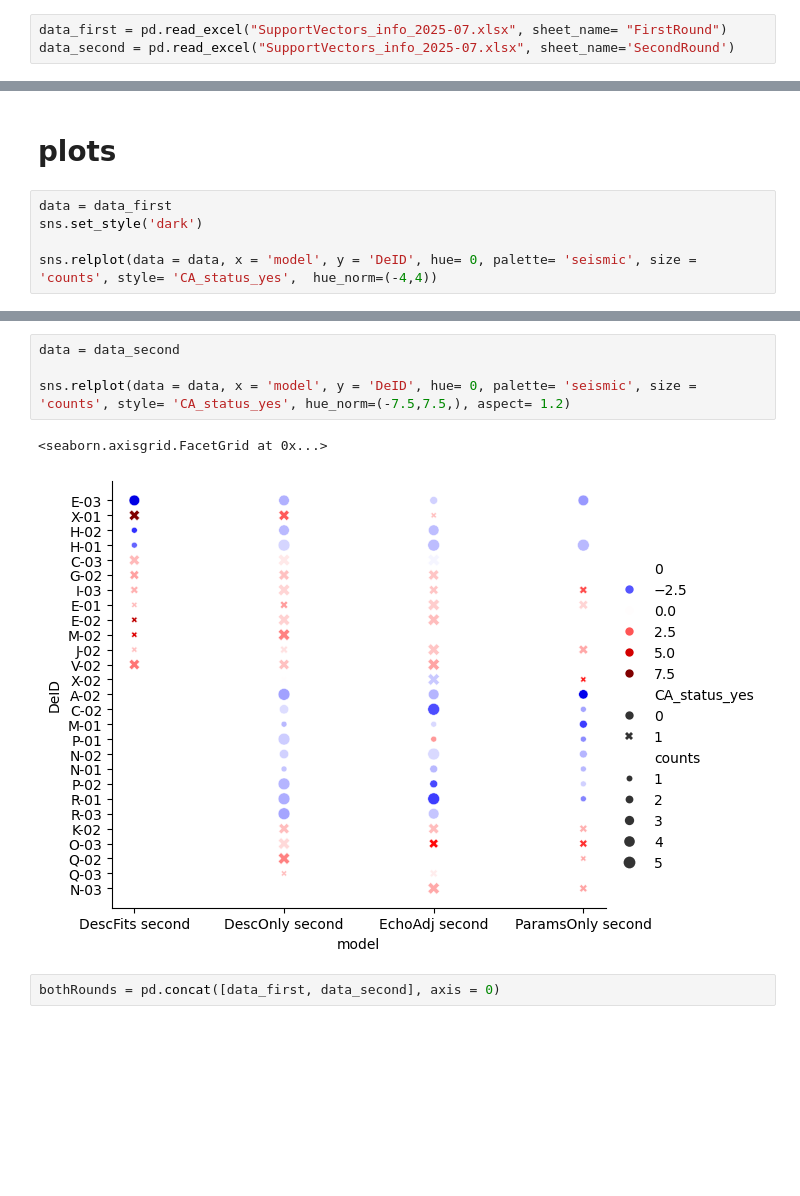
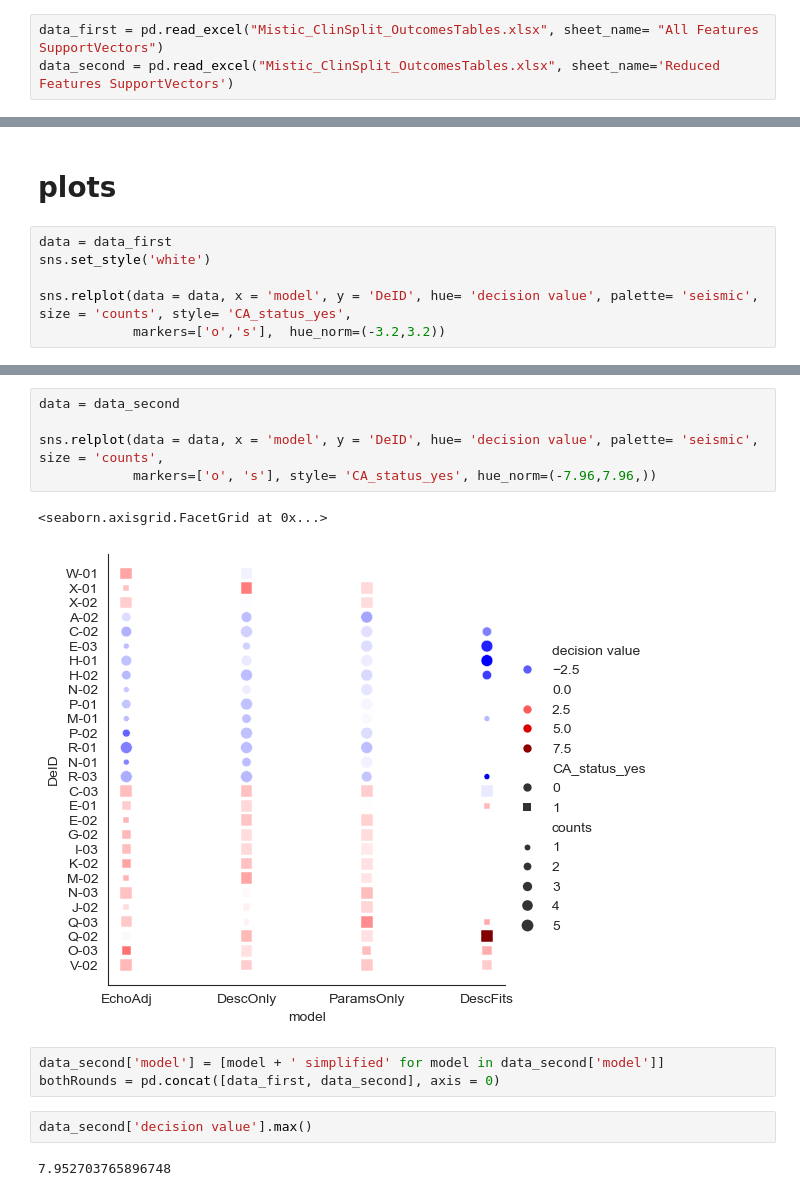
Before and after one commit to BisonCremer/cardiac-amyloidosis, a Jupyter notebook: 040_Mistic_2025/processing_data/SupportVectorVisuals_2025-07.ipynb, the cells around one changed output, grey strips where cells are left out. Cells and saved outputs as stored; diff of their text form; blank space fills up the shorter version.

Commit message:
CodeOcean Plots
Plots of the support vectors and selected features from the CodeOcean models.

```diff
--- a/040_Mistic_2025/processing_data/SupportVectorVisuals_2025-07.ipynb
+++ b/040_Mistic_2025/processing_data/SupportVectorVisuals_2025-07.ipynb
@@ -49,8 +32,8 @@ os.chdir(outputDir)
 # %% [markdown]
 # importing files
 # %%
-data_first = pd.read_excel("SupportVectors_info_2025-07.xlsx", sheet_name= "FirstRound")
-data_second = pd.read_excel("SupportVectors_info_2025-07.xlsx", sheet_name='SecondRound')
+data_first = pd.read_excel("Mistic_ClinSplit_OutcomesTables.xlsx", sheet_name= "All Features SupportVectors")
+data_second = pd.read_excel("Mistic_ClinSplit_OutcomesTables.xlsx", sheet_name='Reduced Features SupportVectors')
 # %%
 data_first
 # %% [output]
@@ -71,8 +54,9 @@ data_first
 # plots
 # %%
 data = data_first
-sns.set_style('dark')
+sns.set_style('white')
 
-sns.relplot(data = data, x = 'model', y = 'DeID', hue= 0, palette= 'seismic', size = 'counts', style= 'CA_status_yes',  hue_norm=(-4,4))
+sns.relplot(data = data, x = 'model', y = 'DeID', hue= 'decision value', palette= 'seismic', size = 'counts', style= 'CA_status_yes',
+            markers=['o','s'],  hue_norm=(-3.2,3.2))
 # %% [output]
 <seaborn.axisgrid.FacetGrid at 0x...>
@@ -80,10 +64,16 @@ sns.relplot(data = data, x = 'model', y = 'DeID', hue= 0, palette= 'seismic', si
 # %%
 data = data_second
 
-sns.relplot(data = data, x = 'model', y = 'DeID', hue= 0, palette= 'seismic', size = 'counts', style= 'CA_status_yes', hue_norm=(-7.5,7.5,), aspect= 1.2)
+sns.relplot(data = data, x = 'model', y = 'DeID', hue= 'decision value', palette= 'seismic', size = 'counts',
+            markers=['o', 's'], style= 'CA_status_yes', hue_norm=(-7.96,7.96,))
 # %% [output]
 <seaborn.axisgrid.FacetGrid at 0x...>
-[figure, old version]
+[figure, new version]
 # %%
+data_second['model'] = [model + ' simplified' for model in data_second['model']]
 bothRounds = pd.concat([data_first, data_second], axis = 0)
+# %%
+data_second['decision value'].max()
+# %% [output]
+7.952703765896748
 # %%
```
Also changed, not shown: parts of 5 cells of this notebook, 1 other file.
